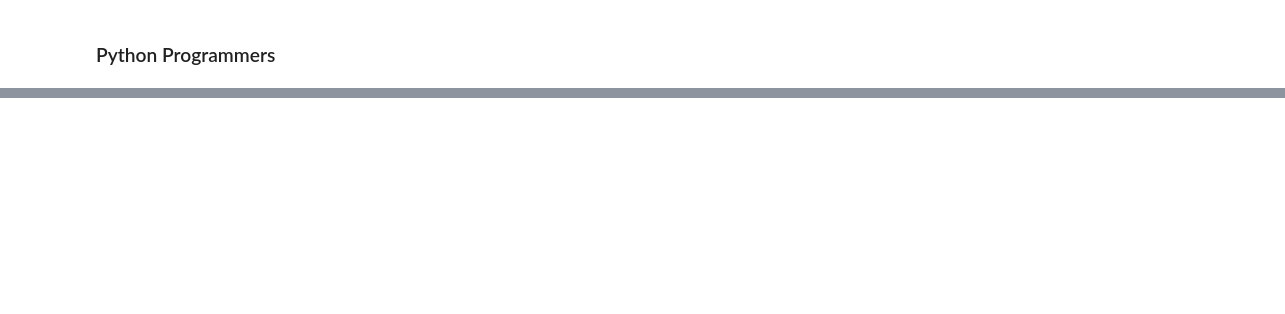
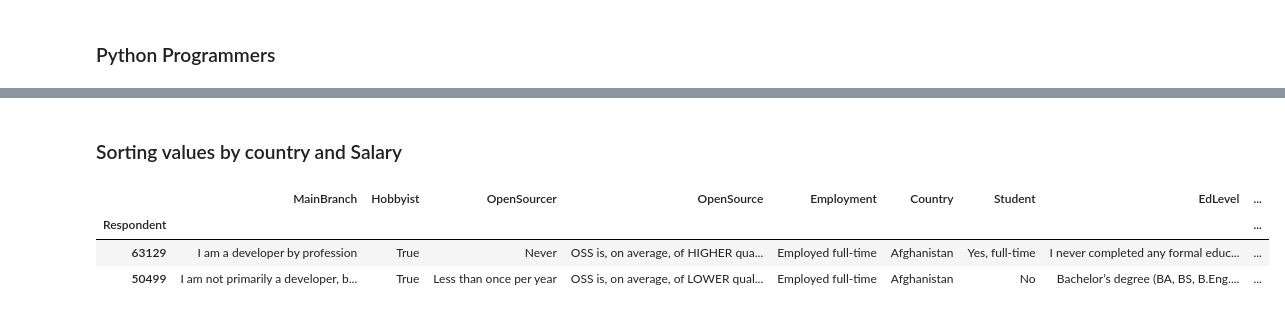
Before and after one commit to shoaibiqbalk/ml-practice, a Jupyter notebook: stack-overflow-developer-survey-project/stack-overflow-developer-survey.ipynb, the cells around one changed output, grey strips where cells are left out. Saved outputs shown, nothing was run; the diff lists cells and outputs as text; code cells hidden in the pictures; blank space fills up the shorter version.

```diff
--- a/stack-overflow-developer-survey-project/stack-overflow-developer-survey.ipynb
+++ b/stack-overflow-developer-survey-project/stack-overflow-developer-survey.ipynb
@@ -47,0 +185,10 @@ df.loc[filt, 'LanguageWorkedWith']
+# %% [markdown]
+### Sorting values by country and Salary
+# %%
+df.sort_values(by = ['Country', 'SalaryUSD'], ascending = [True, False], inplace=True)
+df.head(2)
+# %% [output]
+|  | MainBranch | Hobbyist | OpenSourcer | OpenSource | Employment | Country | Student | EdLevel | ... |
+| Respondent |  |  |  |  |  |  |  |  | ... |
+| 63129 | I am a developer by profession | True | Never | OSS is, on average, of HIGHER qua... | Employed full-time | Afghanistan | Yes, full-time | I never completed any formal educ... | ... |
+| 50499 | I am not primarily a developer, b... | True | Less than once per year | OSS is, on average, of LOWER qual... | Employed full-time | Afghanistan | No | Bachelor’s degree (BA, BS, B.Eng.... | ... |
```
Also changed, not shown: parts of 40 cells of this notebook.
